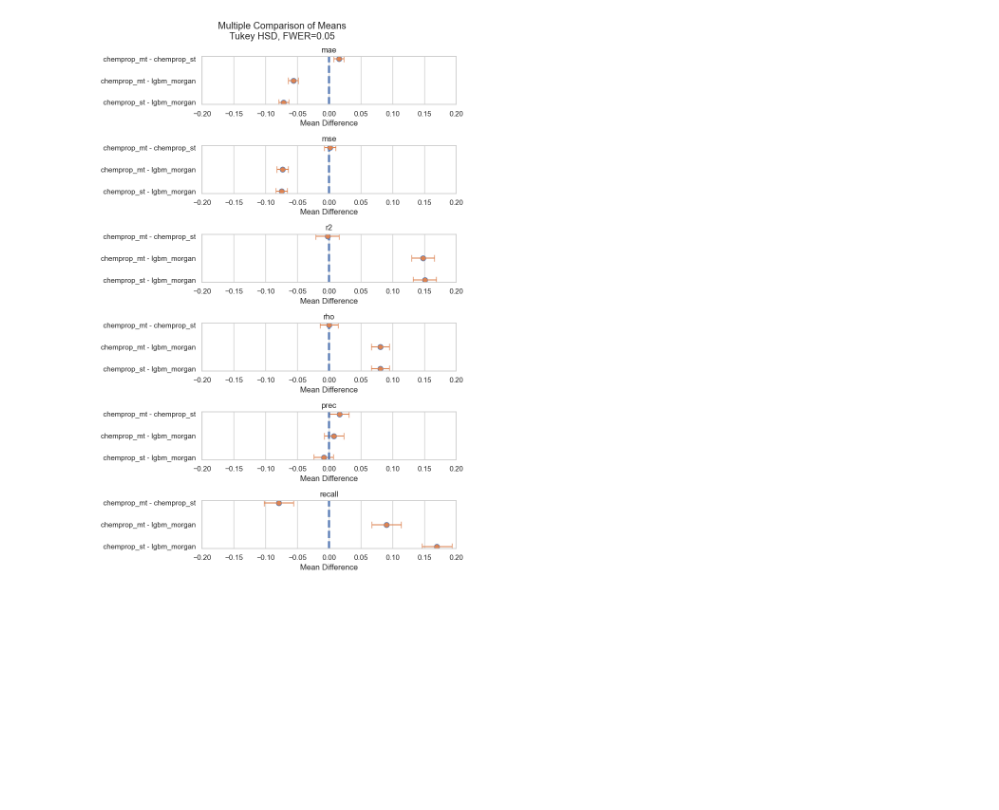
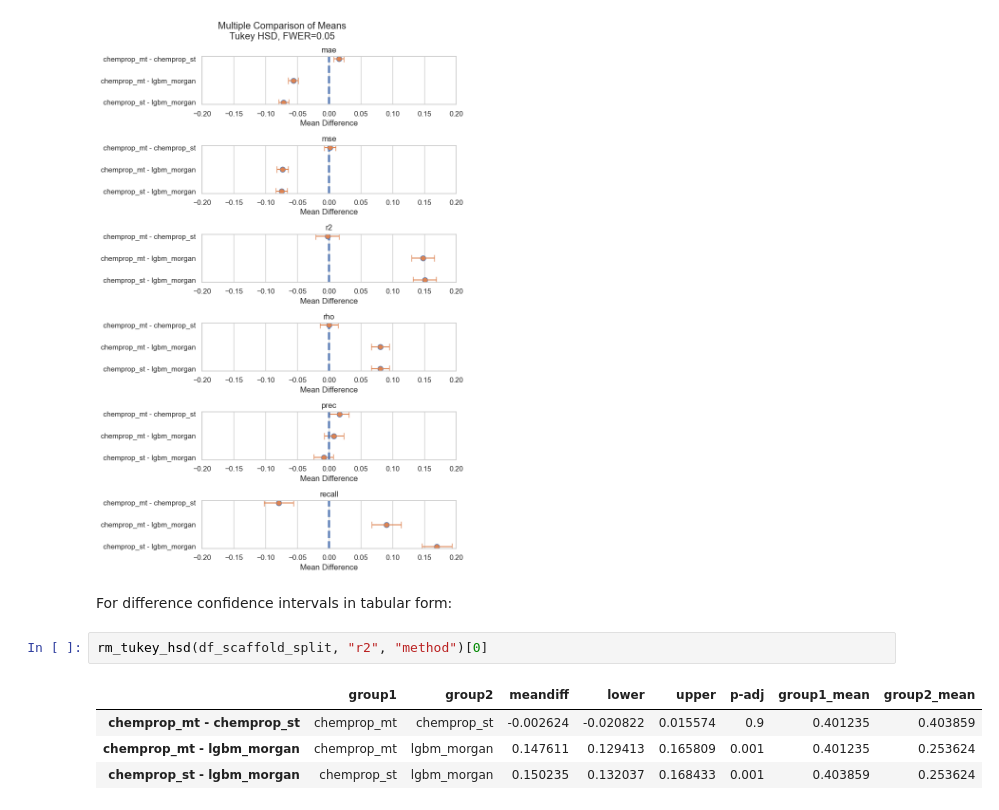
Before and after one commit to polaris-hub/polaris-method-comparison, a Jupyter notebook: ADME_example/ML_Regression_Comparison.ipynb, the cells around one changed output. Saved outputs shown, nothing was run; the diff lists cells and outputs as text; blank space fills up the shorter version.

```diff
--- a/ADME_example/ML_Regression_Comparison.ipynb
+++ b/ADME_example/ML_Regression_Comparison.ipynb
@@ -188,3 +187,12 @@ As the number of comparisons gets large, the number of pairwise comparisons will
 make_ci_plot_grid(df_scaffold_split, metric_ls, "method")
 # %% [output]
 [figure]
+# %% [markdown]
+For difference confidence intervals in tabular form:
+# %%
+rm_tukey_hsd(df_scaffold_split, "r2", "method")[0]
+# %% [output]
+|  | group1 | group2 | meandiff | lower | upper | p-adj | group1_mean | group2_mean |
+| chemprop_mt - chemprop_st | chemprop_mt | chemprop_st | -0.002624 | -0.020822 | 0.015574 | 0.9 | 0.401235 | 0.403859 |
+| chemprop_mt - lgbm_morgan | chemprop_mt | lgbm_morgan | 0.147611 | 0.129413 | 0.165809 | 0.001 | 0.401235 | 0.253624 |
+| chemprop_st - lgbm_morgan | chemprop_st | lgbm_morgan | 0.150235 | 0.132037 | 0.168433 | 0.001 | 0.403859 | 0.253624 |
```
Also changed, not shown: parts of 3 cells of this notebook.
